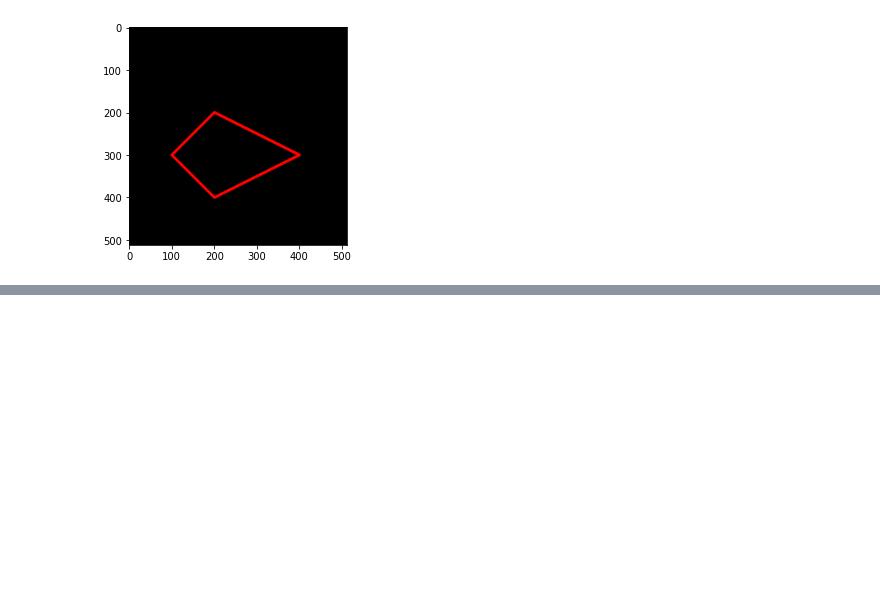
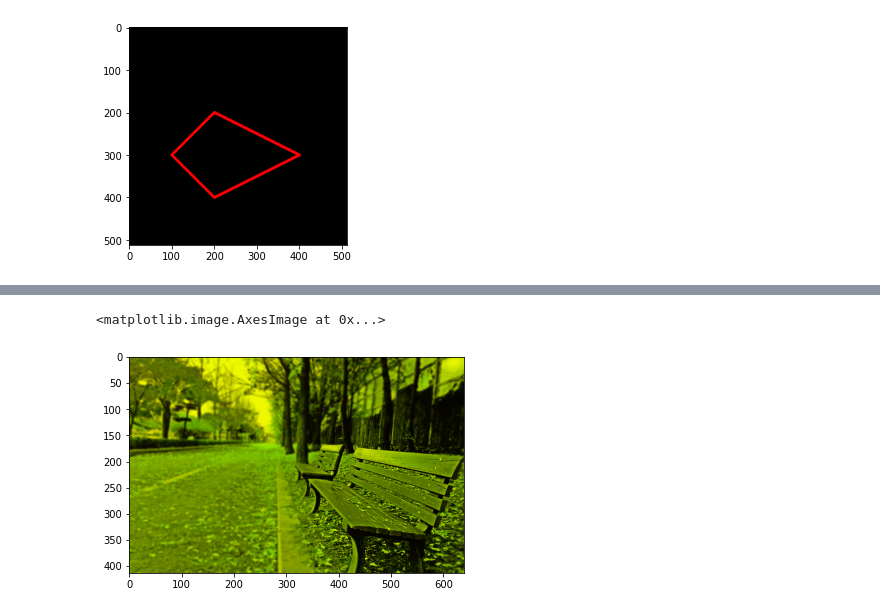
Before and after one commit to fajarpw/PCVK_Genap_2021, a Jupyter notebook: Week2.ipynb, the cells around one changed output, grey strips where cells are left out. Cells and saved outputs as stored; diff of their text form; code cells hidden in the pictures; blank space fills up the shorter version.

```diff
--- a/Week2.ipynb
+++ b/Week2.ipynb
@@ -131,0 +157,8 @@ plt.imshow(black_img2)
+# %%
+#Tugas 2.2
+img_gb = img.copy()
+img_gb[:,:,2] = 0
+plt.imshow(img_gb)
+# %% [output]
+<matplotlib.image.AxesImage at 0x...>
+[figure, added]
```
Also changed, not shown: parts of 9 cells of this notebook.
